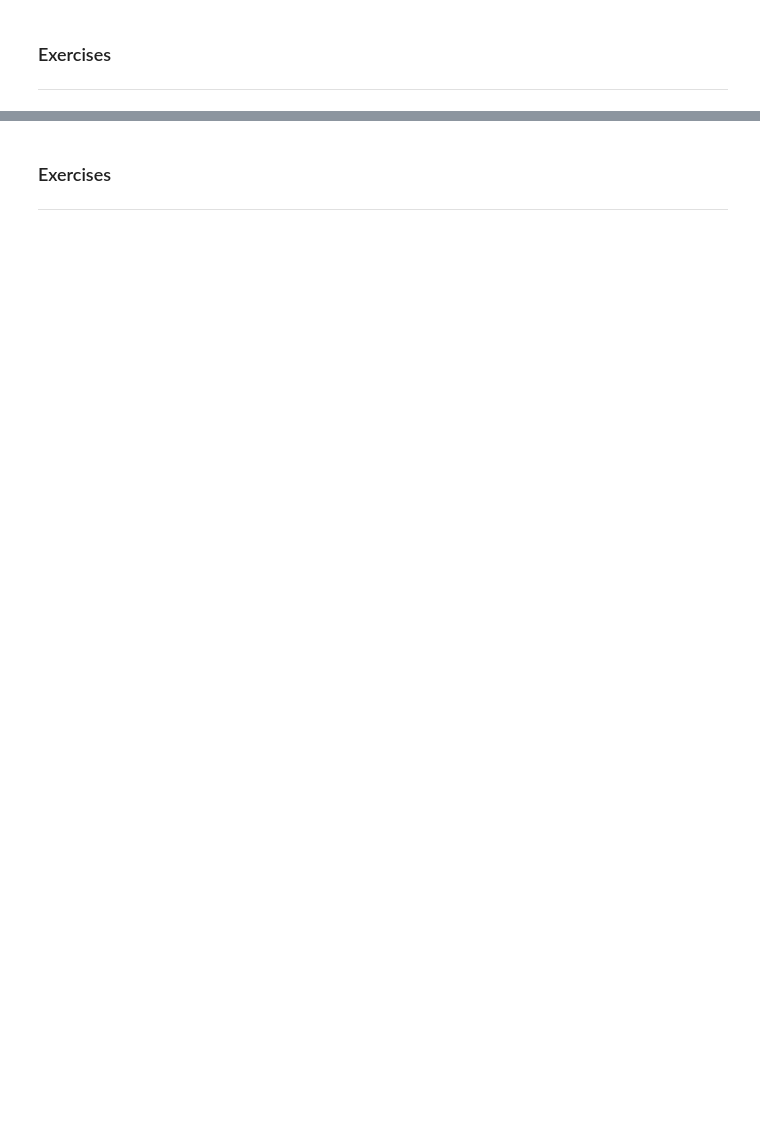
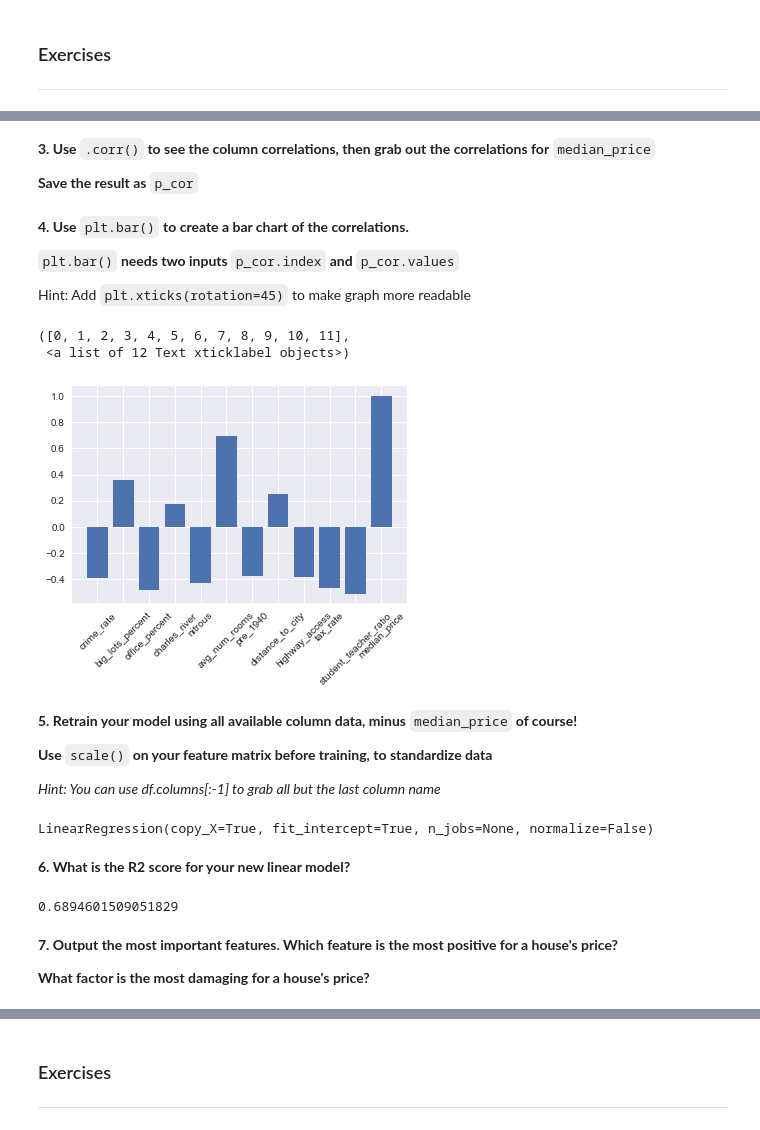
Before and after one commit to robcarrington/python-for-data-science, a Jupyter notebook: Session10/Session10_Exercises_Solved.ipynb, the cells around one changed output, grey strips where cells are left out. Cells and saved outputs as stored; diff of their text form; code cells hidden in the pictures; blank space fills up the shorter version.

```diff
--- a/Session10/Session10_Exercises_Solved.ipynb
+++ b/Session10/Session10_Exercises_Solved.ipynb
@@ -28,5 +27,12 @@
 # %%
+from matplotlib import pyplot as plt
+%matplotlib inline
+plt.style.use("seaborn")
+
 import pandas as pd
+from sklearn.metrics import mean_absolute_error
+from sklearn.preprocessing import scale
+from sklearn.model_selection import train_test_split
 from sklearn.linear_model import LinearRegression
 
 df = pd.read_csv("housing_prices.csv")
@@ -105,0 +148,45 @@ model.coef_
+# %% [markdown]
+**3. Use** `.corr()` **to see the column correlations, then grab out the correlations for** `median_price`
+
+**Save the result as** `p_cor`
+# %%
+p_cor = df.corr()['median_price']
+# %% [markdown]
+**4. Use** `plt.bar()` **to create a bar chart of the correlations.**
+
+`plt.bar()` **needs two inputs** `p_cor.index` **and** `p_cor.values`
+
+Hint: Add `plt.xticks(rotation=45)` to make graph more readable
+# %%
+plt.bar(p_cor.index, p_cor.values)
+plt.xticks(rotation=45)
+# %% [output]
+([0, 1, 2, 3, 4, 5, 6, 7, 8, 9, 10, 11],
+ <a list of 12 Text xticklabel objects>)
+[figure, added]
+# %% [markdown]
+**5. Retrain your model using all available column data, minus** `median_price` **of course!**
+
+**Use** `scale()` **on your feature matrix before training, to standardize data**
+
+*Hint: You can use df.columns[:-1] to grab all but the last column name*
+# %%
+columns = df.columns[:-1]
+X = scale(df[columns])
+y = df['median_price']
+
+X_train, X_test, y_train, y_test = train_test_split(X, y)
+
+model.fit(X_train, y_train)
+# %% [output]
+LinearRegression(copy_X=True, fit_intercept=True, n_jobs=None, normalize=False)
+# %% [markdown]
+**6. What is the R2 score for your new linear model?**
+# %%
+model.score(X_test, y_test)
+# %% [output]
+0.6894601509051829
+# %% [markdown]
+**7. Output the most important features. Which feature is the most positive for a house's price?**
+
+**What factor is the most damaging for a house's price?**
```
Also changed, not shown: parts of 89 cells of this notebook, 5 other files.
